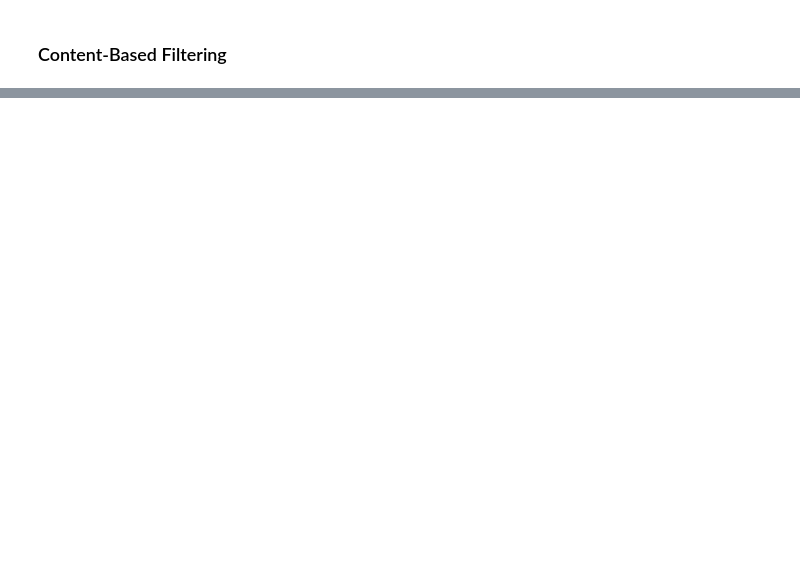
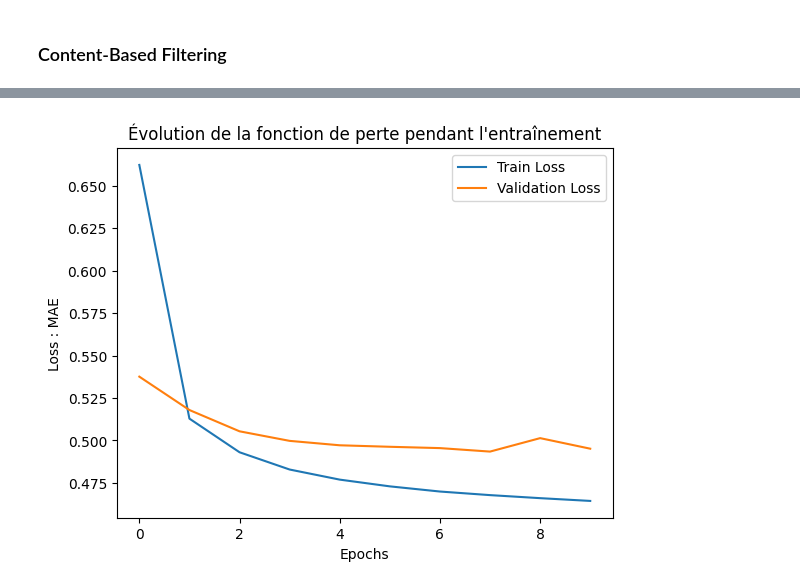
Before and after one commit to DataScientest-Studio/aug23_bds_reco_films, a Jupyter notebook: Timeline.ipynb, the cells around one changed output, grey strips where cells are left out. Saved outputs shown, nothing was run; the diff lists cells and outputs as text; code cells hidden in the pictures; blank space fills up the shorter version.

```diff
--- a/Timeline.ipynb
+++ b/Timeline.ipynb
@@ -523,7 +574,7 @@ item_flatten = Flatten()(item_embedding)
 
 dot_product = Dot(axes=1)([user_flatten, item_flatten])
 
-# Add a dense layer for final prediction
+# Couchse dense
 hidden_layer = Dense(64, activation='relu')(dot_product)
 output_layer = Dense(1)(hidden_layer)
 
@@ -531,4 +582,4 @@ model = Model(inputs=[user_input, item_input], outputs=output_layer)
 
 model.compile(loss='mean_squared_error', optimizer='adam', metrics = ["mae"])
 
-model.fit([train['userId'], train['movieId']], train['rating'], epochs=3, batch_size=32, validation_data=([test['userId'], test['movieId']], test['rating']))
+history = model.fit([train['userId'], train['movieId']], train['rating'], epochs=10, batch_size=32, validation_data=([test['userId'], test['movieId']], test['rating']))
@@ -534,0 +607,10 @@ model.fit([train['userId'], train['movieId']], train['rating'], epochs=3, batch_
+# %%
+plt.plot(history.history['loss'], label='Train Loss')
+plt.plot(history.history['val_loss'], label='Validation Loss')
+plt.title('Évolution de la fonction de perte pendant l\'entraînement')
+plt.xlabel('Epochs')
+plt.ylabel('Loss : MAE')
+plt.legend()
+plt.show()
+# %% [output]
+[figure, added]
```
Also changed, not shown: parts of 79 cells of this notebook.
